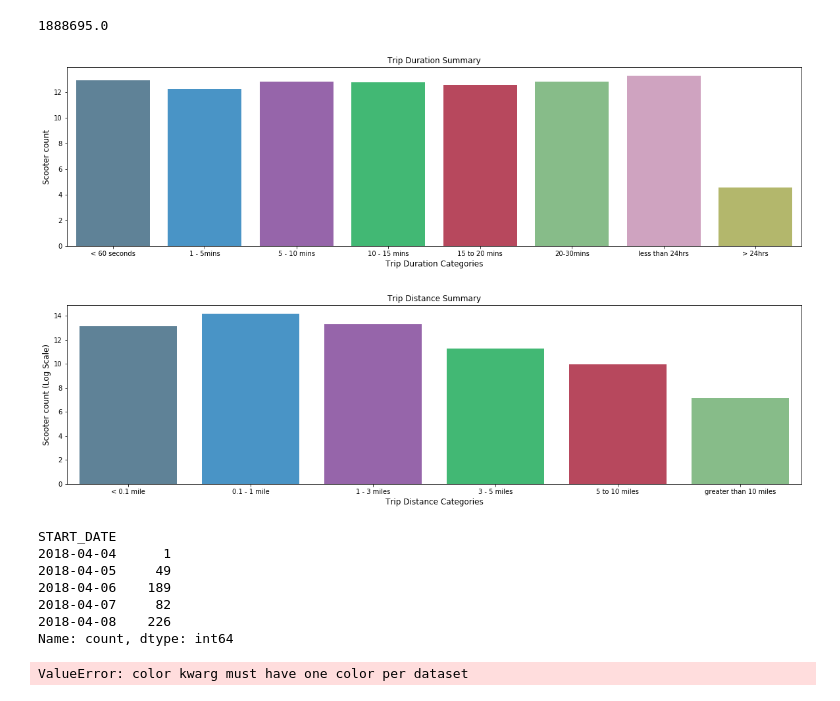
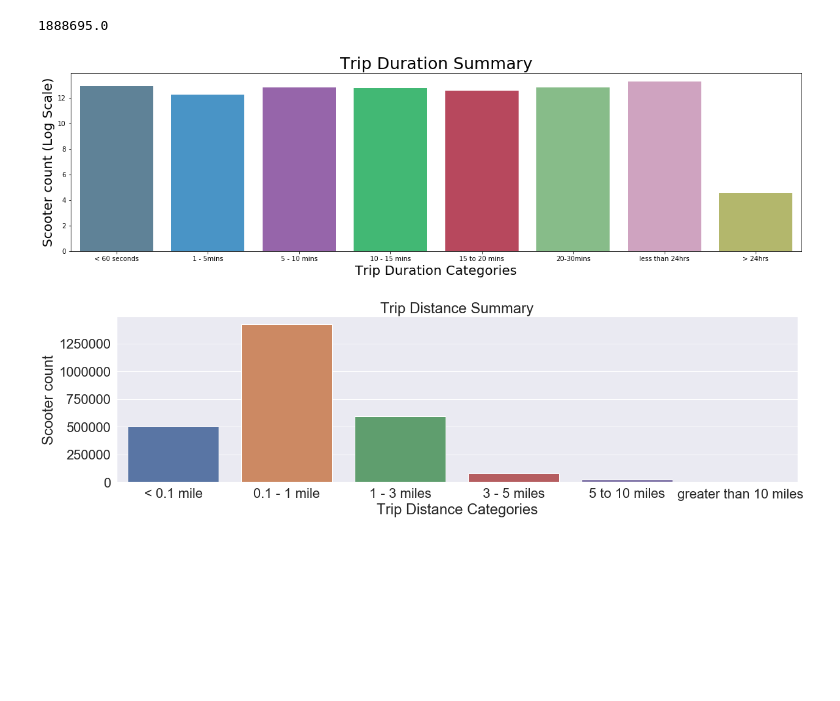
Before and after one commit to sameerabalay/Dockless_Mobility, a Jupyter notebook: src/Whole_Data_Set/Plots.ipynb, the cells around one changed output. Cells and saved outputs as stored; diff of their text form; code cells hidden in the pictures; blank space fills up the shorter version.

```diff
--- a/src/Whole_Data_Set/Plots.ipynb
+++ b/src/Whole_Data_Set/Plots.ipynb
@@ -50,6 +50,7 @@ from sklearn.tree import DecisionTreeRegressor
 
 flatui = ["#5684A0", "#3498db","#9b59b6","#2ecc71" ,"#C93551", "#7EC581", "#D69CC2", "#BEC45F","#FCC38E", "#ED8A4C", "#997474","#8B878D"]
 sns.set_palette(flatui)
+sns.set(font_scale = 2)
 
 from scipy import signal
 from scipy import stats
@@ -136,50 +137,49 @@ prob_groups_log = np.log(prob_groups)
 plt.figure(figsize=(20,5))
 
 # sns.barplot(x=prob_groups.index, y=prob_groups.values)
-# plt.title('Trip Duration Summary')
-# plt.ylabel('Scooter count', fontsize=12)
-# plt.xlabel('Trip Duration Categories', fontsize=12)
+# plt.title('Trip Duration Summary', fontsize=25)
+# plt.ylabel('Scooter count', fontsize=20)
+# plt.xlabel('Trip Duration Categories', fontsize=20)
 # plt.savefig('../../output/Final/Trip_Duration_Summary.png')
 
 sns.barplot(x=prob_groups_log.index, y=prob_groups_log.values)
-
-plt.title('Trip Duration Summary')
-plt.ylabel('Scooter count', fontsize=12)
-plt.xlabel('Trip Duration Categories', fontsize=12)
+plt.title('Trip Duration Summary', fontsize=25)
+plt.ylabel('Scooter count (Log Scale)', fontsize=20)
+plt.xlabel('Trip Duration Categories', fontsize=20)
 plt.savefig('../../output/Final/Trip_Duration__Log_Summary.png')
 
 plt.show()
 # %% [output]
-[figure, old version]
+[figure, new version]
 # %%
-
+sns.set(font_scale = 2)
 dd = pd.DataFrame({'trip_distance':trip_distance_value_count.index, 'count':trip_distance_value_count.values})
 
 bins2 = [-16724106.0, 161, 1601, 4828,8047, 16093, 804672]
 labels2 = ['< 0.1 mile', '0.1 - 1 mile','1 - 3 miles' ,'3 - 5 miles', '5 to 10 miles', 'greater than 10 miles']
 dd['category_classes'] = pd.cut(dd['trip_distance'], bins=bins2, labels=labels2, include_lowest=True, right=True)
 
 prob_groups = dd.groupby(['category_classes'])['count'].sum()
 
 prob_groups_log = np.log(prob_groups)
 
 plt.figure(figsize=(20,5))
 
-# sns.barplot(x=prob_groups.index, y=prob_groups.values)
+sns.barplot(x=prob_groups.index, y=prob_groups.values)
+plt.title('Trip Distance Summary')
+plt.ylabel('Scooter count')
+plt.xlabel('Trip Distance Categories')
+plt.savefig('../../output/Final/Trip_Distance_Summary.png')
+
+# sns.barplot(x=prob_groups_log.index, y=prob_groups_log.values)
 # plt.title('Trip Distance Summary')
-# plt.ylabel('Scooter count', fontsize=12)
+# plt.ylabel('Scooter count (Log Scale)', fontsize=12)
 # plt.xlabel('Trip Distance Categories', fontsize=12)
-# plt.savefig('../../output/Final/Trip_Distance_Summary.png')
-
-sns.barplot(x=prob_groups_log.index, y=prob_groups_log.values)
-plt.title('Trip Distance Summary')
-plt.ylabel('Scooter count (Log Scale)', fontsize=12)
-plt.xlabel('Trip Distance Categories', fontsize=12)
-plt.savefig('../../output/Final/Trip_Distance_Logarithmic_Summary.png')
+# plt.savefig('../../output/Final/Trip_Distance_Logarithmic_Summary.png')
 
 plt.show()
 # %% [output]
-[figure, old version]
+[figure, new version]
 # %%
 # TODO : Add to pipeline
 # Drop all records where  trip distance is less .1 miles and greater than 500 miles (160.934 mts - 804673 mts)
@@ -191,29 +191,6 @@ dockless_data = dockless_data[(dockless_data['Trip Duration'] > 60) & (dockless_
 trip_counts = dockless_data.groupby('START_DATE').count()['count']
 weather_data= weather_data[weather_data['DATE'] >= trip_counts.index.min()]
 weather_data= weather_data[weather_data['DATE'] <= trip_counts.index.max()]
-# %%
-trip_counts.head(5)
-# %% [output]
-START_DATE
-2018-04-04      1
-2018-04-05     49
-2018-04-06    189
-2018-04-07     82
-2018-04-08    226
-Name: count, dtype: int64
-# %%
-sns.set(color_codes=True)
-
-plt.figure(figsize=(20,5))
-sns.pairplot(dockless_data)
-plt.title('PairPlot of the whole data')
-plt.ylabel('Number of Occurrences', fontsize=12)
-plt.xlabel('Destination Cell ID', fontsize=12,rotation='horizontal')
-#plt.xticks(rotation=90)
-plt.savefig('../output/EDA/PairPlot.png')
-plt.show()
-# %% [output]
-ValueError: color kwarg must have one color per dataset
 # %%
 plt.figure(figsize=(20,5))
 sns.distplot(trip_counts);
```
Also changed, not shown: parts of 18 cells of this notebook, 33 other files.
